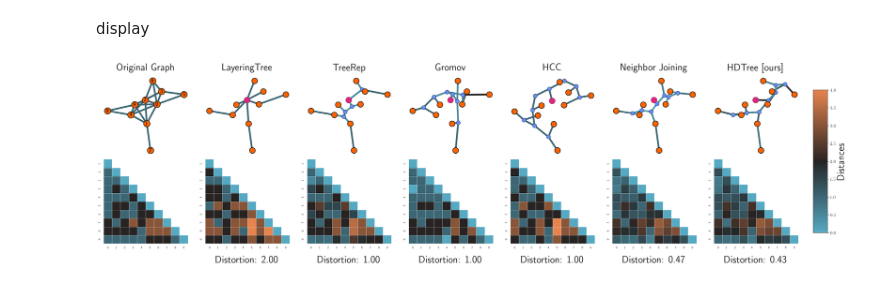
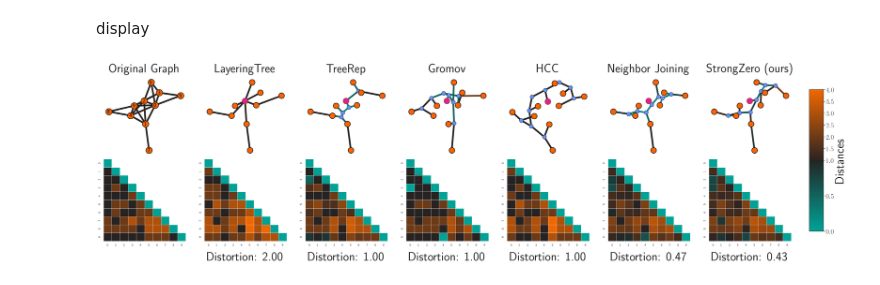
Before and after one commit to pierrehouedry/DifferentiableHyperbolicity, a Jupyter notebook: hyperbolicity/expes/figures/figure_paper_final.ipynb, the cells around one changed output. Saved outputs shown, nothing was run; the diff lists cells and outputs as text; code cells hidden in the pictures.

```diff
--- a/hyperbolicity/expes/figures/figure_paper_final.ipynb
+++ b/hyperbolicity/expes/figures/figure_paper_final.ipynb
@@ -23,7 +23,7 @@ import seaborn as sns
 sns.set_theme(style="white")
 # %%
 from matplotlib.colors import Normalize
-from matplotlib.colors import DivergingNorm
+from matplotlib.colors import TwoSlopeNorm
 
 def draw_graph(n, distances, tree, ax, title='Tree', fixed_pos=None, fixed_nodes=None,
                node_size=500, edge_color='gray',root=0,show_root=True,
@@ -45,7 +45,7 @@ def draw_graph(n, distances, tree, ax, title='Tree', fixed_pos=None, fixed_nodes
         tree[u][v]['weight_layout'] = 1./(.0001+distances[u, v])
         edge_values[(u,v)]= distances[u, v]
 
-    norm = Normalize(vmin=vmin, vmax=vmax)
+    norm = TwoSlopeNorm(vmin=vmin, vcenter=1, vmax=vmax)
     edge_colors = [cmap(norm(edge_values[(u,v)])) for (u,v) in tree.edges()]
     # Get positions for the nodes
     pos = nx.spring_layout(tree, pos=fixed_pos, fixed=fixed_nodes, weight='weight_layout',  iterations=1000)
@@ -86,7 +86,7 @@ def plot_distances(distances, ax, vmin=0, vmax=10,
     # Draw the heatmap with the mask and correct aspect ratio
     #sns.heatmap(distances, mask=mask, cmap=cmap, vmin=vmin, vmax=vmax, center=0,
     #            square=True, linewidths=.5, cbar_kws={"shrink": .6},ax=ax)
-    divnorm = DivergingNorm(vmin=vmin, vcenter=1, vmax=vmax)
+    divnorm = TwoSlopeNorm(vmin=vmin, vcenter=1, vmax=vmax)
     sns.heatmap(distances, mask=mask, cmap=cmap, norm=divnorm,
                 square=True, linewidths=.7, cbar=False,ax=ax)
 # %%
@@ -169,13 +169,13 @@ display
 # %%
 node_size = 400
 size_fig = 5
-cmap_dist = sns.diverging_palette(220,30, l=65, center="dark", as_cmap=True)
+cmap_dist = sns.diverging_palette(180,25,s=100,l=60, center="dark", as_cmap=True)
 #sns.color_palette(palette='bone', as_cmap=True)
 #sns.diverging_palette(220,30, l=65, center="dark", as_cmap=True)
 # #sns.color_palette("icefire", as_cmap=True)
 vmin = 0
 vmax = 4
-fs=36
+fs=44
 
 # let's plot the trees
 fig, axes = plt.subplots(2, 7, figsize=(7 * size_fig, 2 * size_fig))
@@ -236,34 +236,37 @@ ax.text(0.5, -0.2, f"Distortion: {distortion:.2f}", ha='center', va='center', tr
 
 # 5) Neighbor‑Joining
 ax = axes[0, 5]
 draw_graph(N, tree_nj_distances, tree_nj, ax, title='Neighbor Joining', fixed_pos=fixed_positions, fixed_nodes=fixed_nodes,
            cmap=cmap_dist, node_size=node_size, root=root, vmax=vmax, fs=fs, with_labels=False)
 ax = axes[1, 5]
 plot_distances(tree_nj_distances[:N, :N], ax, vmin=vmin, vmax=vmax, cmap=cmap_dist)
 distortion = np.abs(distances - tree_nj_distances[:N, :N]).max()
 ax.text(0.5, -0.2, f"Distortion: {distortion:.2f}", ha='center', va='center', transform=ax.transAxes, fontsize=fs)
 
 
 
 
 # 7) HDTree
 ax = axes[0, 6]
 l = np.argsort(opt_tree_full.nodes)
-draw_graph(N, distance_hdtree[l], opt_tree_full, ax, title='HDTree [ours]', fixed_pos=fixed_positions, fixed_nodes=fixed_nodes,
+draw_graph(N, distance_hdtree[l], opt_tree_full, ax, title='StrongZero (ours)', fixed_pos=fixed_positions, fixed_nodes=fixed_nodes,
            cmap=cmap_dist, node_size=node_size, root=root, vmax=vmax, fs=fs, with_labels=False)
 
 ax = axes[1, 6]
 plot_distances(distance_hdtree[l][:N, l[:N]], ax, vmin=vmin, vmax=vmax, cmap=cmap_dist)
 distortion = np.abs(distances - distance_hdtree[l][:N, l[:N]]).max()
 ax.text(0.5, -0.2, f"Distortion: {distortion:.2f}", ha='center', va='center', transform=ax.transAxes, fontsize=fs)
 
 cbar_ax = fig.add_axes([1.01, 0.15, 0.02, 0.7])  # Position: [gauche, bas, largeur, hauteur]
-sm = plt.cm.ScalarMappable(cmap=cmap_dist, norm=plt.Normalize(vmin=vmin, vmax=vmax))
+divnorm = TwoSlopeNorm(vmin=vmin, vcenter=1, vmax=vmax)
+sm = plt.cm.ScalarMappable(cmap=cmap_dist, norm=divnorm)
 cbar = fig.colorbar(sm, cax=cbar_ax)
 cbar.set_label('Distances', fontsize=fs)
-cbar.ax.tick_params(labelsize=16)
+cbar.ax.tick_params(labelsize=24)
 
 plt.tight_layout()
+
+plt.savefig('fig1.pdf', bbox_inches='tight')
 plt.show()
 # %% [output]
-[figure, old version]
+[figure, new version]
```
Also changed, not shown: parts of 2 cells of this notebook.
